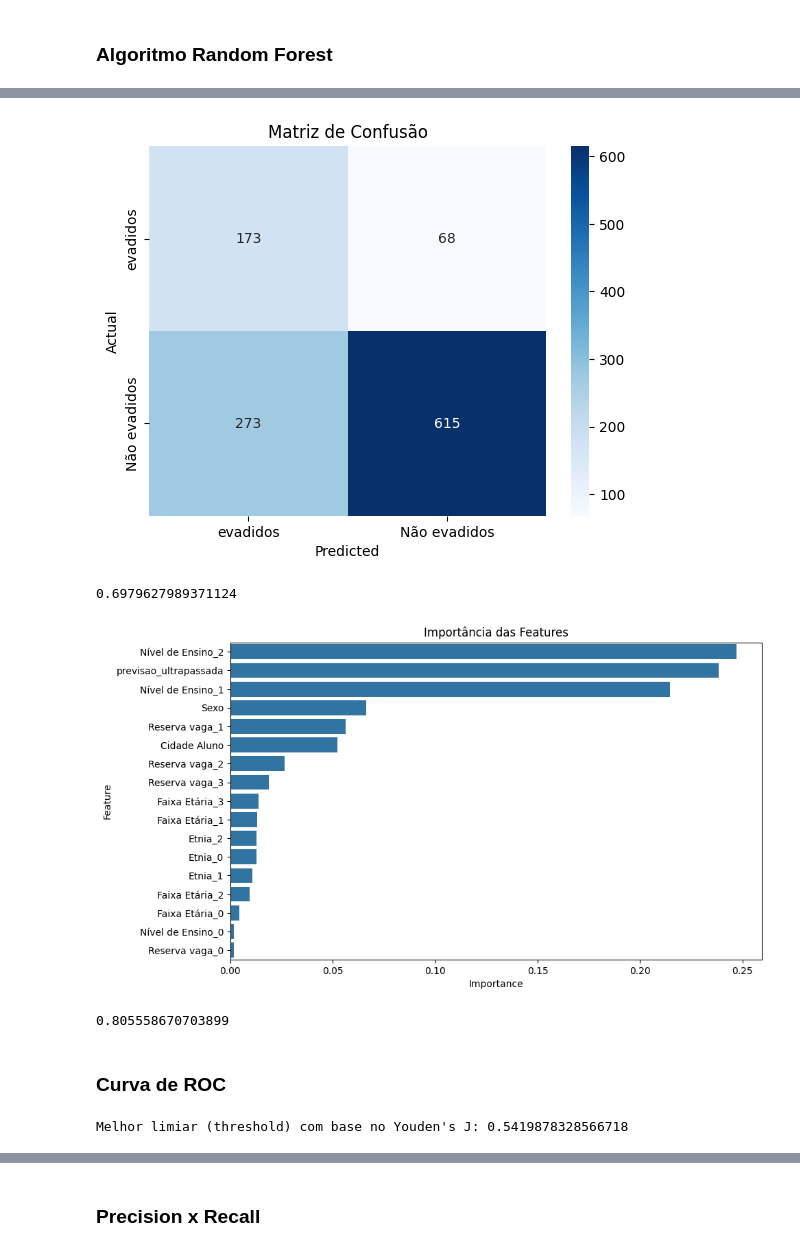
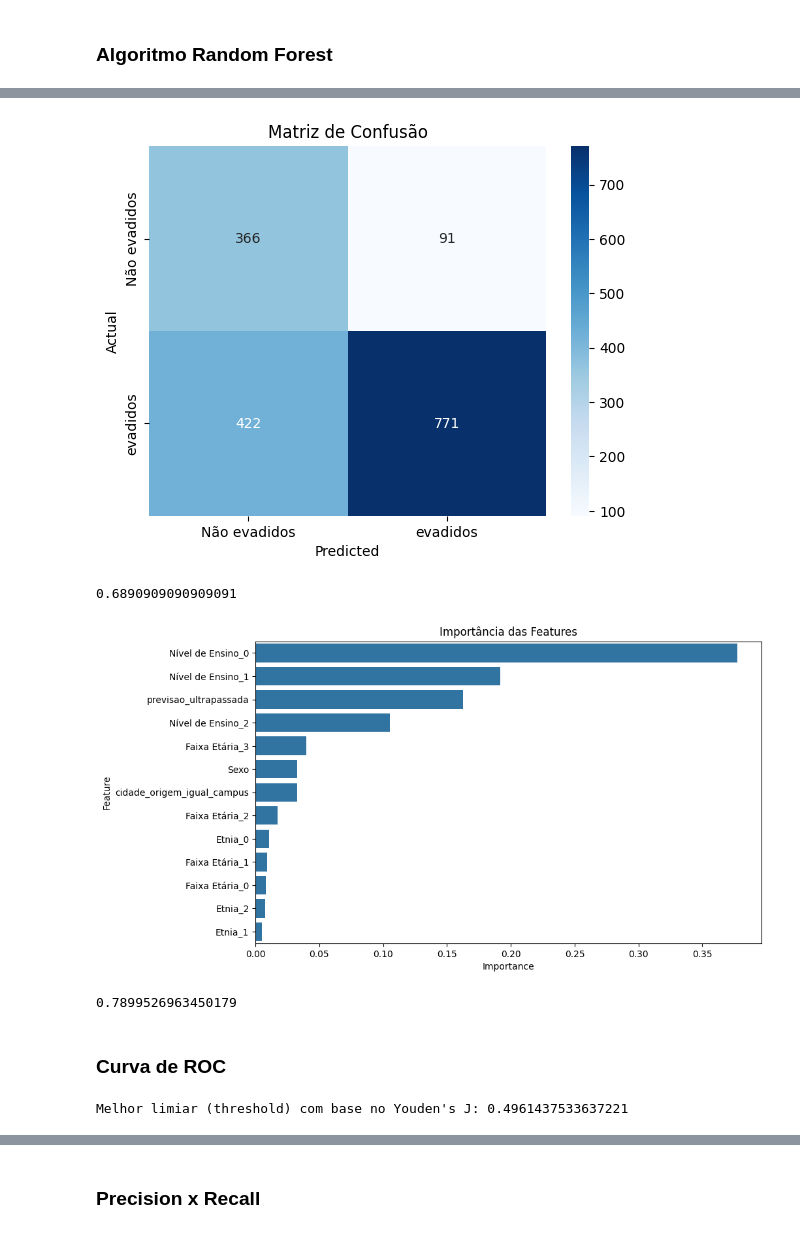
Before and after one commit to Daliego/special_topics_final_work, a Jupyter notebook: trabalho02/training_model_dataset.ipynb, the cells around one changed output, grey strips where cells are left out. Saved outputs shown, nothing was run; the diff lists cells and outputs as text; code cells hidden in the pictures.

Commit message:
feat:a fixed bugs and added new graphics

```diff
--- a/trabalho02/training_model_dataset.ipynb
+++ b/trabalho02/training_model_dataset.ipynb
@@ -16,7 +83,8 @@ df = pd.read_csv('./output/refatorado_dataset.csv', index_col=0)
 # %%
 df["Fluxo Escolar - Label"] = df["Fluxo Escolar - Label"].map({'Formados': 0, 'Evadidos': 1})
 # %%
-df["Cidade Aluno"] = df["Cidade Aluno"].map(lambda cidade: 1 if cidade == 'Acaraú' else 0)
+# df["Cidade Aluno"] = df["Cidade Aluno"].map(lambda cidade: 1 if cidade == 'Acaraú' else 0)
+df["cidade_origem_igual_campus"] = df.apply(lambda row: 1 if row["Cidade Aluno"] == row["Campus (Nome)"] else 0, axis=1)
 # %%
 df["Sexo"] = df["Sexo"].map({'M': 0, 'F': 1})
 # %%
@@ -28,7 +96,7 @@ df["previsao_ultrapassada"] = df["previsao_ultrapassada"].map({True: 1, False: 0
 # %% [markdown]
 Dataset Final
 # %%
-dataset_final = df[["Fluxo Escolar - Label","Cidade Aluno", "Sexo", 'Reserva vaga', "previsao_ultrapassada", 'Nível de Ensino', 'Etnia', 'Faixa Etária']]
+dataset_final = df[["Fluxo Escolar - Label","cidade_origem_igual_campus", "Sexo", "previsao_ultrapassada", 'Nível de Ensino', 'Etnia', 'Faixa Etária']]
 # %%
 dataset_final.columns
 # %% [output]
@@ -36,7 +104,7 @@ Index(['Fluxo Escolar - Label', 'Cidade Aluno', 'Sexo', 'Reserva vaga',
        'previsao_ultrapassada', 'Nível de Ensino', 'Etnia', 'Faixa Etária'],
       dtype='object')
 # %%
-b_encoder = ce.BinaryEncoder(cols=['Nível de Ensino', 'Reserva vaga', 'Etnia', 'Faixa Etária'])
+b_encoder = ce.BinaryEncoder(cols=['Nível de Ensino', 'Etnia', 'Faixa Etária'])
 # %%
 dataset_final = b_encoder.fit_transform(dataset_final)
 # %%
@@ -60,7 +128,7 @@ X_train, X_test, y_train, y_test = train_test_split(X, y, test_size=0.3, random_
 rf_model = RandomForestClassifier(
     n_estimators=100,          # Número de árvores na floresta
     max_depth=5,               # Profundidade máxima de cada árvore
-    min_samples_split=4,       # Número mínimo de amostras necessárias para dividir um nó
+    min_samples_split=5,       # Número mínimo de amostras necessárias para dividir um nó
     min_samples_leaf=2,        # Número mínimo de amostras que uma folha (nó terminal) deve ter
     class_weight='balanced',   # Ajusta os pesos para lidar com classes desbalanceadas
     # random_state=42            # Para reprodutibilidade
@@ -76,16 +172,16 @@ y_pred = rf_model.predict(X_test)
 # %%
-sns.heatmap(confusion_matrix(y_test, y_pred), annot=True, fmt='d', cmap='Blues', xticklabels=['evadidos', 'Não evadidos'], yticklabels=['evadidos','Não evadidos'])
+sns.heatmap(confusion_matrix(y_test, y_pred), annot=True, fmt='d', cmap='Blues', xticklabels=['Não evadidos', 'evadidos'], yticklabels=['Não evadidos','evadidos'])
 plt.xlabel('Predicted')
 plt.ylabel('Actual')
 plt.title('Matriz de Confusão')
 plt.show()
 # %% [output]
-[figure, old version]
+[figure, new version]
 # %%
 score = accuracy_score(y_test, y_pred)
 score
 # %% [output]
-0.6979627989371124
+0.6890909090909091
 # %%
 # Extraindo as importâncias das features
 feature_importances = rf_model.feature_importances_
@@ -106,7 +202,7 @@ sns.barplot(x='Importance', y='Feature', data=features_df)
 plt.title('Importância das Features')
 plt.show()
 # %% [output]
-[figure, old version]
+[figure, new version]
 # %%
 # Pegar somente os pertencentes da classe positiva
 
@@ -118,7 +214,7 @@ roc_auc = roc_auc_score(y_test, y_pred_prob)
 
 print(roc_auc)
 # %% [output]
-0.805558670703899
+0.7899526963450179
 # %% [markdown]
 ### Curva de ROC
 # %%
@@ -134,7 +230,7 @@ print(f'Melhor limiar (threshold) com base no Youden\'s J: {best_threshold}')
 # taxa de verdadeiros positivos (TPR)
 # e a taxa de falsos positivos (FPR)
 # %% [output]
-Melhor limiar (threshold) com base no Youden's J: 0.5419878328566718
+Melhor limiar (threshold) com base no Youden's J: 0.4961437533637221
 # %%
 plt.figure()
 plt.plot(fpr, tpr, label=f'ROC curve (AUC = {roc_auc:.5f})', color='blue', lw=2)
```
Also changed, not shown: parts of 19 cells of this notebook, 2 other files.
